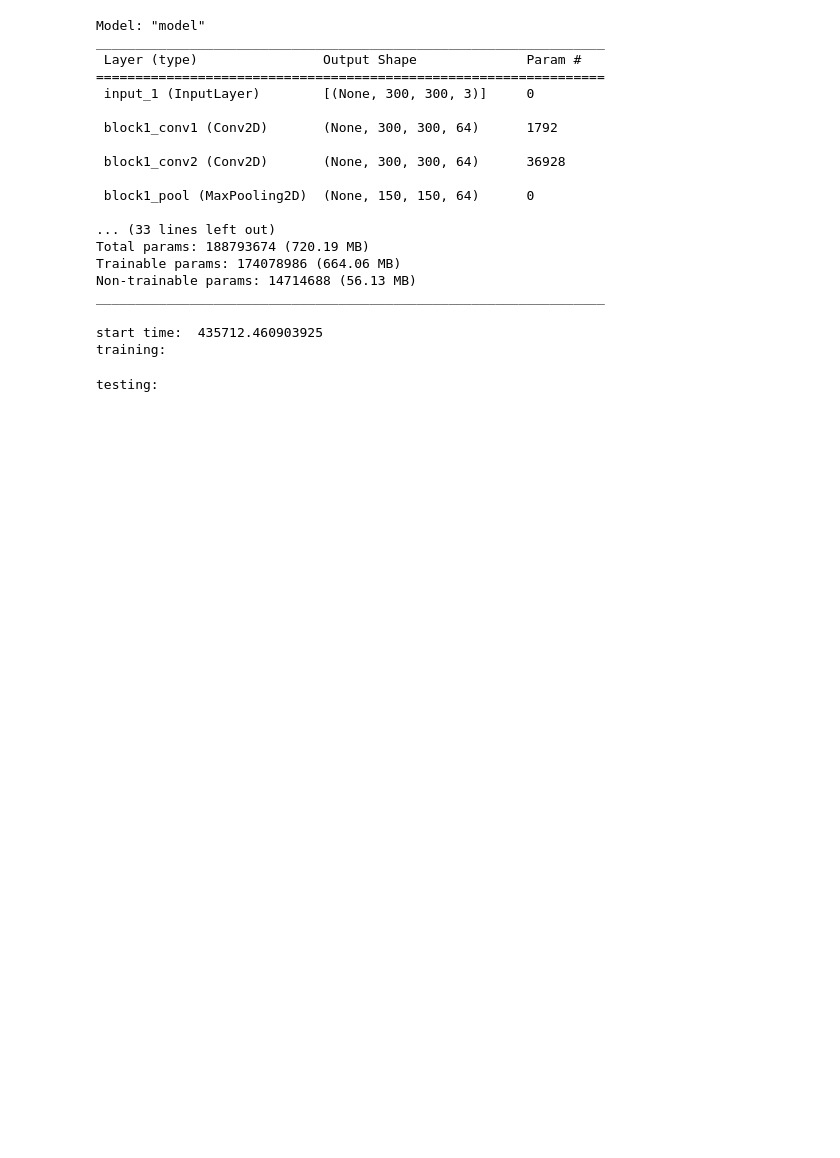
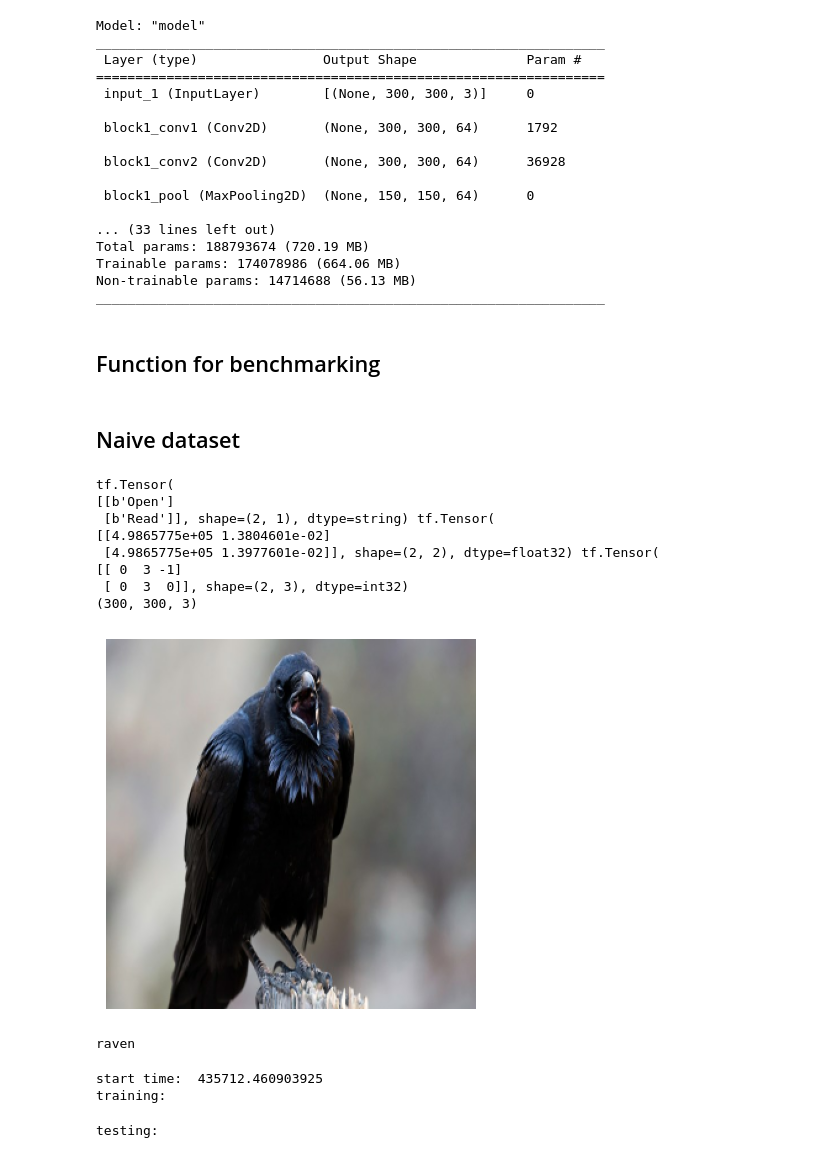
Before and after one commit to huang0520/1121_Deep_Learning, a Jupyter notebook: Lab11/Lab11_112501533.ipynb, the cells around one changed output. Saved outputs shown, nothing was run; the diff lists cells and outputs as text; code cells hidden in the pictures; blank space fills up the shorter version.

```diff
--- a/Lab11/Lab11_112501533.ipynb
+++ b/Lab11/Lab11_112501533.ipynb
@@ -306,6 +319,8 @@ def test_step(image, img_label):
 
     test_loss(loss)
     test_accuracy(img_label, predictions)
+# %% [markdown]
+## Function for benchmarking
 # %%
 def timelined_benchmark(dataset_train, dataset_test, EPOCHS):
     steps_acc = tf.zeros([0, 1], dtype=tf.dtypes.string)
@@ -433,6 +448,21 @@ def check_image(dataset_train):
         plt.axis("off")
         plt.show()
         print(label_index_mapping.index_to_label[label[0].numpy()])
+# %% [markdown]
+## Naive dataset
+# %%
+check_image(dataset_train)
+# %% [output]
+tf.Tensor(
+[[b'Open']
+ [b'Read']], shape=(2, 1), dtype=string) tf.Tensor(
+[[4.9865775e+05 1.3804601e-02]
+ [4.9865775e+05 1.3977601e-02]], shape=(2, 2), dtype=float32) tf.Tensor(
+[[ 0  3 -1]
+ [ 0  3  0]], shape=(2, 3), dtype=int32)
+(300, 300, 3)
+[figure, added]
+raven
 # %%
 timeline_Naive = timelined_benchmark(dataset_train, dataset_test, EPOCHS=3)
 # %% [output]
```
Also changed, not shown: parts of 13 cells of this notebook.
